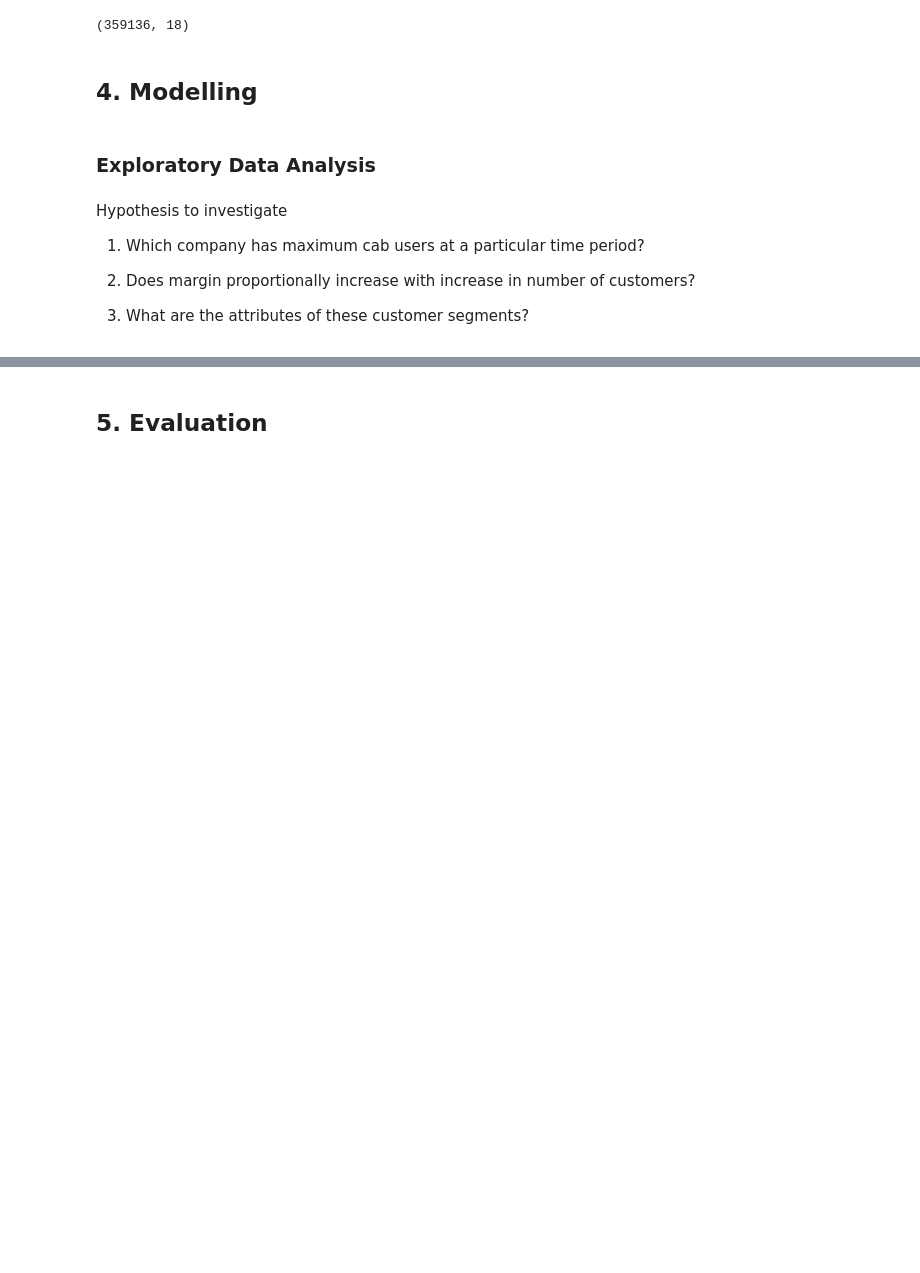
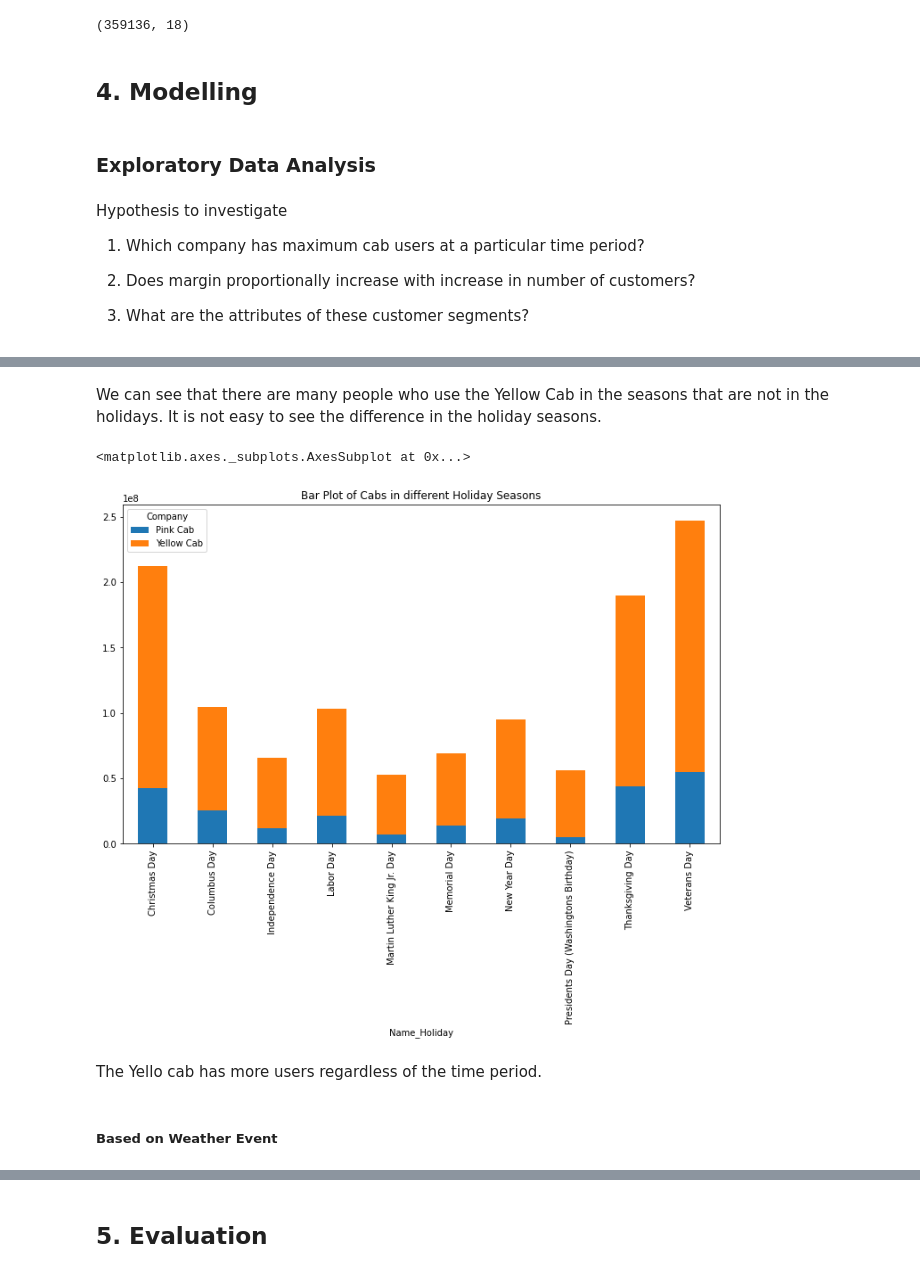
Before and after one commit to Ruoro/G2M_INSIGHTS, a Jupyter notebook: G2M_Insight.ipynb, the cells around one changed output, grey strips where cells are left out. Cells and saved outputs as stored; diff of their text form; code cells hidden in the pictures; blank space fills up the shorter version.

```diff
--- a/G2M_Insight.ipynb
+++ b/G2M_Insight.ipynb
@@ -688,0 +776,15 @@ Hypothesis to investigate
+# %% [markdown]
+We can see that there are many people who use the Yellow Cab in the seasons that are not in the holidays. It is not easy to see the difference in the holiday seasons.
+# %%
+#making a series without the Not a Holiday values
+new_hols = hol_season.drop(labels=['Not a Holiday'])
+
+# Bar plot of the values of the holiday events
+new_hols.unstack().plot(kind = "bar", figsize = (12, 7), stacked = True, title = "Bar Plot of Cabs in different Holiday Seasons", )
+# %% [output]
+<matplotlib.axes._subplots.AxesSubplot at 0x...>
+[figure, added]
+# %% [markdown]
+The Yello cab has more users regardless of the time period.
+# %% [markdown]
+##### Based on Weather Event
```
Also changed, not shown: parts of 23 cells of this notebook.
